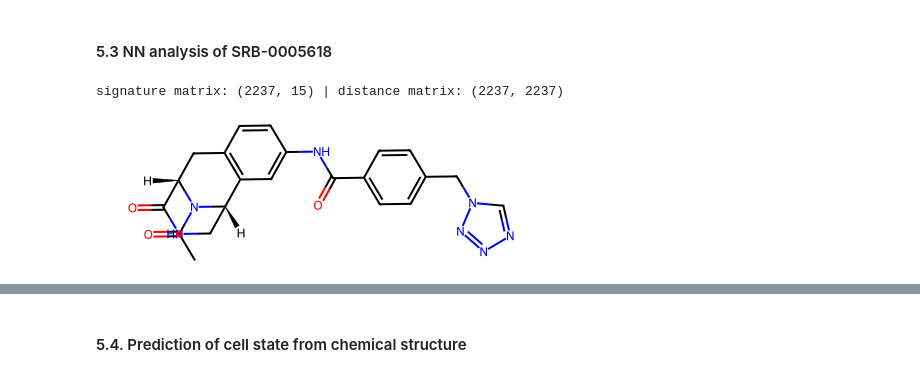
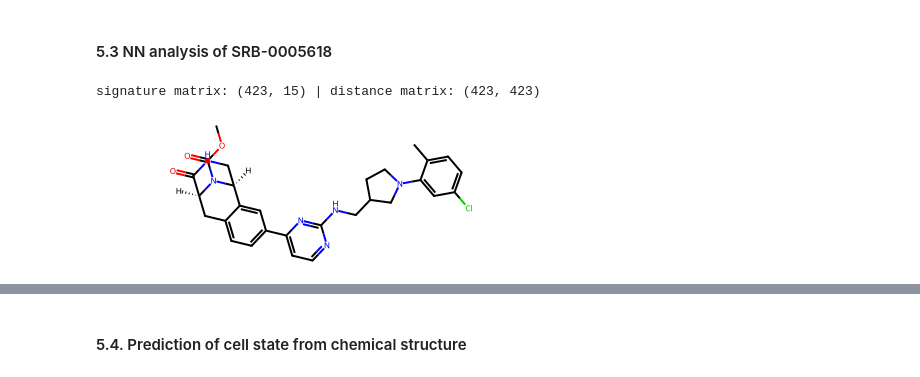
Before and after one commit to gtamo39/MS_ML, a Jupyter notebook: vignettes/MS_TargetML.ipynb, the cells around one changed output, grey strips where cells are left out. Saved outputs shown, nothing was run; the diff lists cells and outputs as text; code cells hidden in the pictures.

```diff
--- a/vignettes/MS_TargetML.ipynb
+++ b/vignettes/MS_TargetML.ipynb
@@ -1712,19 +1851,19 @@ plt.show()
 ## distance compares the up/down PATTERN (magnitude-invariant, so strong & mild
 ## versions of the same phenotype are near neighbours). The square distance
 ## matrix plugs straight into the existing rdkit_tools NN extractor.
-sig_matrix = fn.signature_matrix_from_enrichment(func_enrich_all)       # compound x function (NES)
+sig_matrix = fn.signature_matrix_from_enrichment(func_enrich_all_sel)       # compound x function (NES)
 sig_dist   = fn.compound_distance_matrix(sig_matrix, metric='cosine')   # 2277 x 2277, diag = NaN
 print('signature matrix:', sig_matrix.shape, '| distance matrix:', sig_dist.shape)
 
 ## top-N nearest neighbours for EVERY compound (long: compound, NN, distance)
 sig_NN = rdkit_tools.get_NN_from_dist_matrix(sig_dist, top=10)
 # %% [output]
-signature matrix: (2237, 15) | distance matrix: (2237, 2237)
+signature matrix: (423, 15) | distance matrix: (423, 423)
 # %%
-QUERY = 'SRB-0002815'
+QUERY = 'SRB-0005618'
 Chem.MolFromSmiles(serac_df[serac_df['compound']==QUERY]['smiles'].item())
 # %% [output]
-[figure, old version]
+[figure, new version]
 # %%
 ## neighbours of one query (the proliferation-arrest example)
 
```
Also changed, not shown: parts of 43 cells of this notebook, 5 other files.
